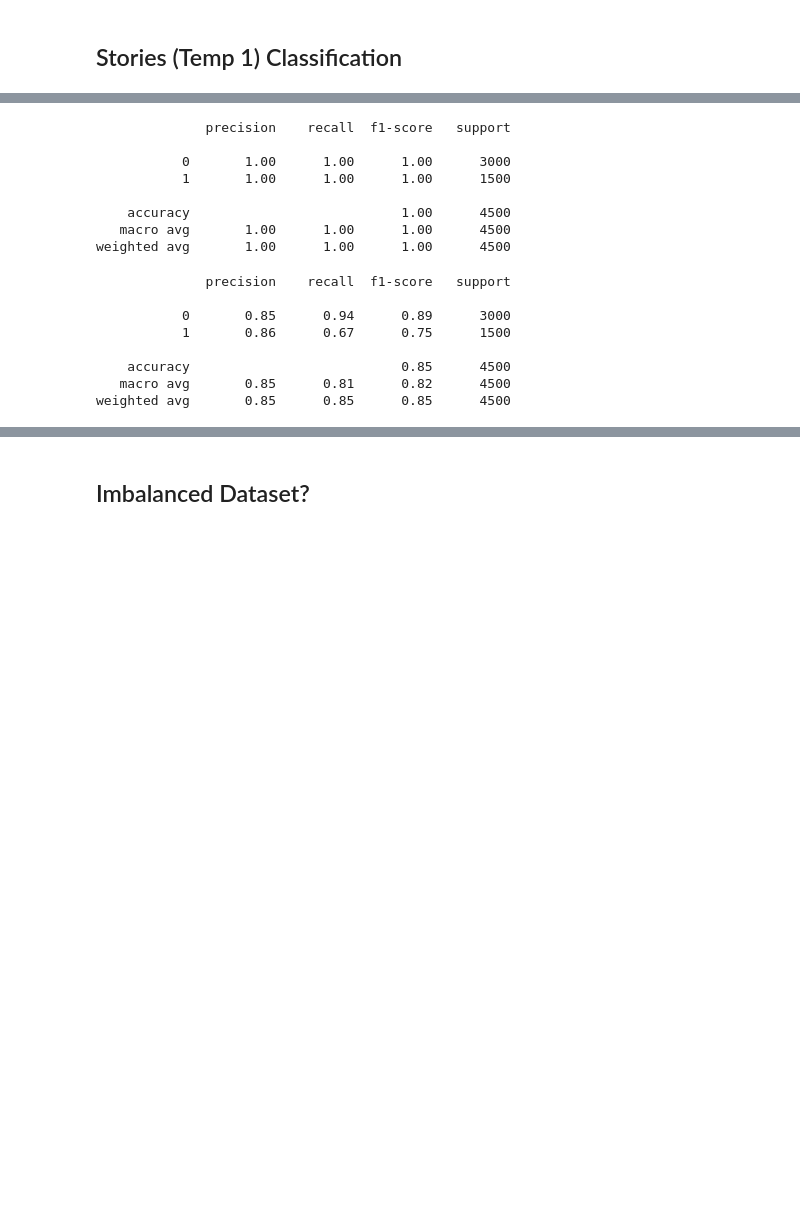
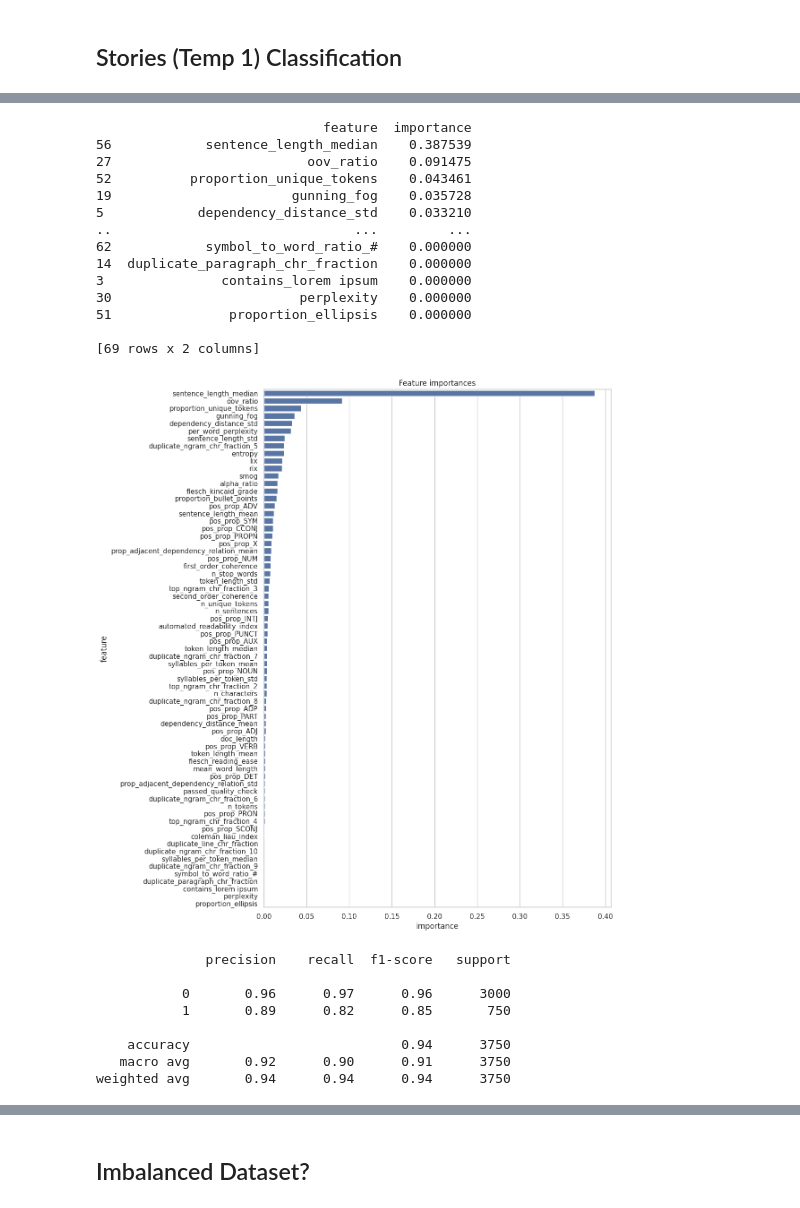
Before and after one commit to rbroc/echo, a Jupyter notebook: notes/progress-9-04-24.ipynb, the cells around one changed output, grey strips where cells are left out. Cells and saved outputs as stored; diff of their text form; code cells hidden in the pictures; blank space fills up the shorter version.

```diff
--- a/notes/progress-9-04-24.ipynb
+++ b/notes/progress-9-04-24.ipynb
@@ -26,0 +61,16 @@ stories1_df = load_metrics(datapath, dataset="stories", temp=1)
+# %%
+clf = XGBClassifier(enable_categorical=True, use_label_encoder=False, random_state=129)
+
+# drop doc length and pos_prop_space (some NAs in humans apparently) # see glossary for all pos tags https://github.com/explosion/spaCy/blob/master/spacy/glossary.py cols_to_drop = ["doc_length", "pos_prop_SPACE"]
+cols_to_drop = ["pos_prop_SPACE"]
+
+new_df = df.drop(cols_to_drop, axis=1)
+
+# all features
+splits = create_split(new_df, random_state=129, val_test_size=0.15, outcome_col="is_human", verbose=False)
+
+clf.fit(splits["X_train"], splits["y_train"])
+
+# eval
+y_pred = clf.predict(splits["X_val"])
+print(metrics.classification_report(splits["y_val"], y_pred))
@@ -27,8 +86,28 @@ stories1_df = load_metrics(datapath, dataset="stories", temp=1)
+# %%
+feature_importances, plot = show_feature_importances(clf, splits["X_train"])
+# %% [output]
+                             feature  importance
+56            sentence_length_median    0.387539
+27                         oov_ratio    0.091475
+52          proportion_unique_tokens    0.043461
+19                       gunning_fog    0.035728
+5            dependency_distance_std    0.033210
+..                               ...         ...
+62            symbol_to_word_ratio_#    0.000000
+14  duplicate_paragraph_chr_fraction    0.000000
+3               contains_lorem ipsum    0.000000
+30                        perplexity    0.000000
+51               proportion_ellipsis    0.000000
+
+[69 rows x 2 columns]
+[figure, added]
 # %%
-clf = XGBClassifier(enable_categorical=True, use_label_encoder=False, random_state=129)
-
-# all features
-splits = create_split(stories1_df, random_state=129, val_test_size=0.15, outcome_col="is_human", verbose=False)
+features = ["proportion_unique_tokens", "alpha_ratio", "lix", "entropy", "per_word_perplexity"]
+splits = create_split(df, random_state=129,
+                        val_test_size=0.15,
+                        outcome_col="is_human",
+                        verbose=False, feature_cols=features
+                        )
 
 clf.fit(splits["X_train"], splits["y_train"])
 
@@ -38,31 +117,9 @@ print(metrics.classification_report(splits["y_val"], y_pred))
 # %% [output]
               precision    recall  f1-score   support
 
-           0       1.00      1.00      1.00      3000
-           1       1.00      1.00      1.00      1500
+           0       0.96      0.97      0.96      3000
+           1       0.89      0.82      0.85       750
 
-    accuracy                           1.00      4500
-   macro avg       1.00      1.00      1.00      4500
-weighted avg       1.00      1.00      1.00      4500
+    accuracy                           0.94      3750
+   macro avg       0.92      0.90      0.91      3750
+weighted avg       0.94      0.94      0.94      3750
-# %%
-features = ["doc_length"]
-splits = create_split(stories1_df, random_state=129,
-                        val_test_size=0.15,
-                        outcome_col="is_human",
-                        verbose=False, feature_cols=features
-                        )
-
-clf.fit(splits["X_train"], splits["y_train"])
-
-# eval
-y_pred = clf.predict(splits["X_val"])
-print(metrics.classification_report(splits["y_val"], y_pred))
-# %% [output]
-              precision    recall  f1-score   support
-
-           0       0.85      0.94      0.89      3000
-           1       0.86      0.67      0.75      1500
-
-    accuracy                           0.85      4500
-   macro avg       0.85      0.81      0.82      4500
-weighted avg       0.85      0.85      0.85      4500
```
Also changed, not shown: parts of 13 cells of this notebook.
